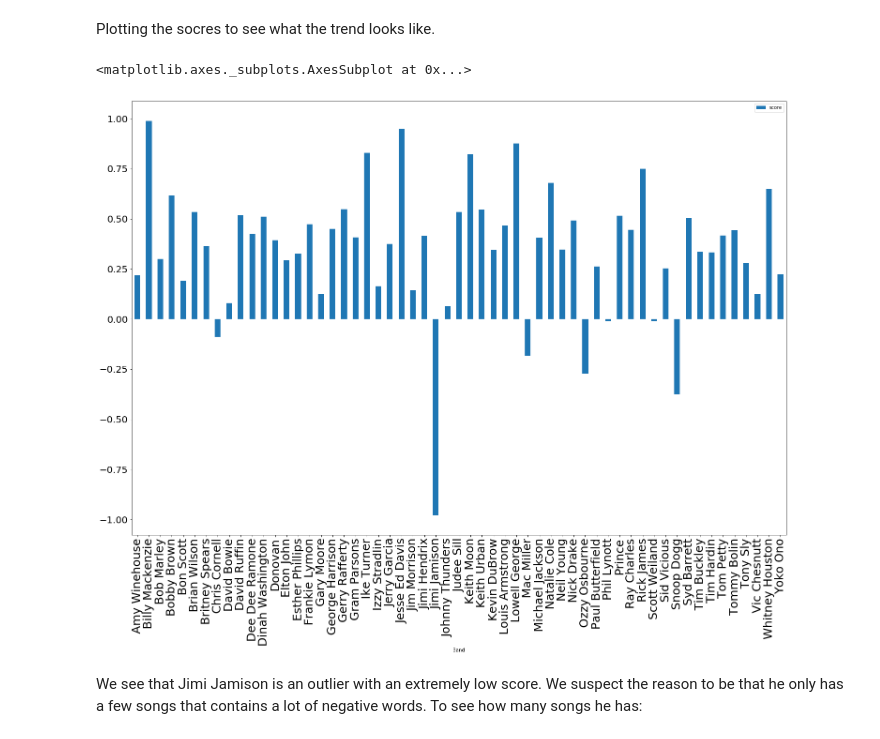
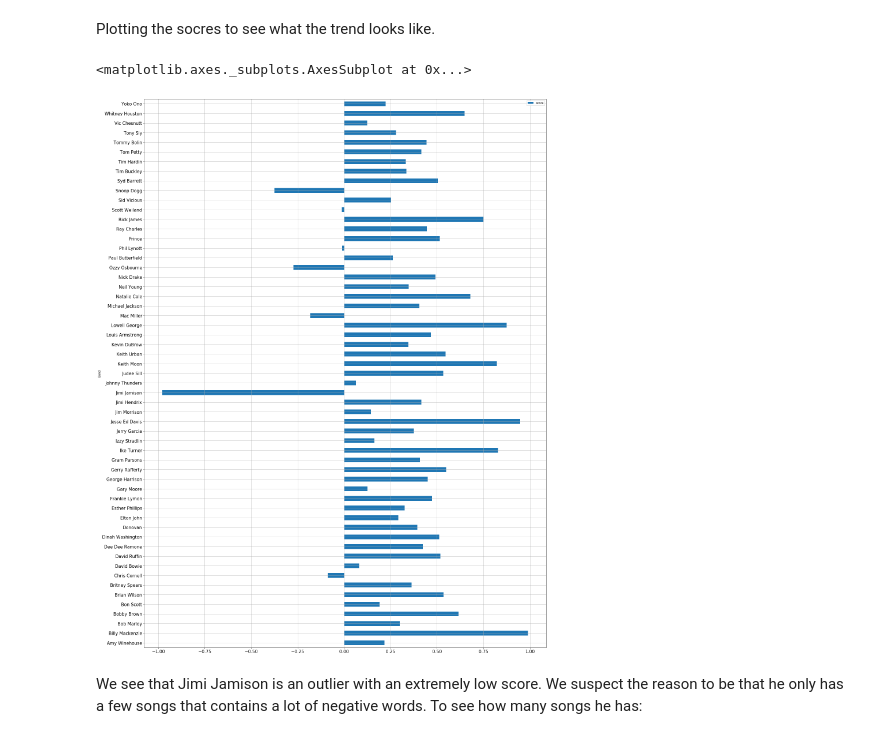
Before and after one commit to kachiem/COGS108_final, a Jupyter notebook: FinalProject.ipynb, the cells around one changed output. Cells and saved outputs as stored; diff of their text form; code cells hidden in the pictures.

```diff
--- a/FinalProject.ipynb
+++ b/FinalProject.ipynb
@@ -392,12 +392,12 @@ sentimentScores.head()
 Plotting the socres to see what the trend looks like.
 # %%
 %matplotlib inline
-plt.rc('xtick',labelsize=25)
-plt.rc('ytick',labelsize=20)
-sentimentScores.plot.bar(figsize=(25,17))
+# plt.rc('xtick',labelsize=25)
+# plt.rc('ytick',labelsize=20)
+sentimentScores.plot(kind="barh", figsize=(25,35), grid=True, fontsize=15)
 # %% [output]
 <matplotlib.axes._subplots.AxesSubplot at 0x...>
-[figure, old version]
+[figure, new version]
 # %% [markdown]
 We see that Jimi Jamison is an outlier with an extremely low score. We suspect the reason to be that he only has a few songs that contains a lot of negative words. To see how many songs he has:
 # %%
```
Also changed, not shown: parts of 7 cells of this notebook.
